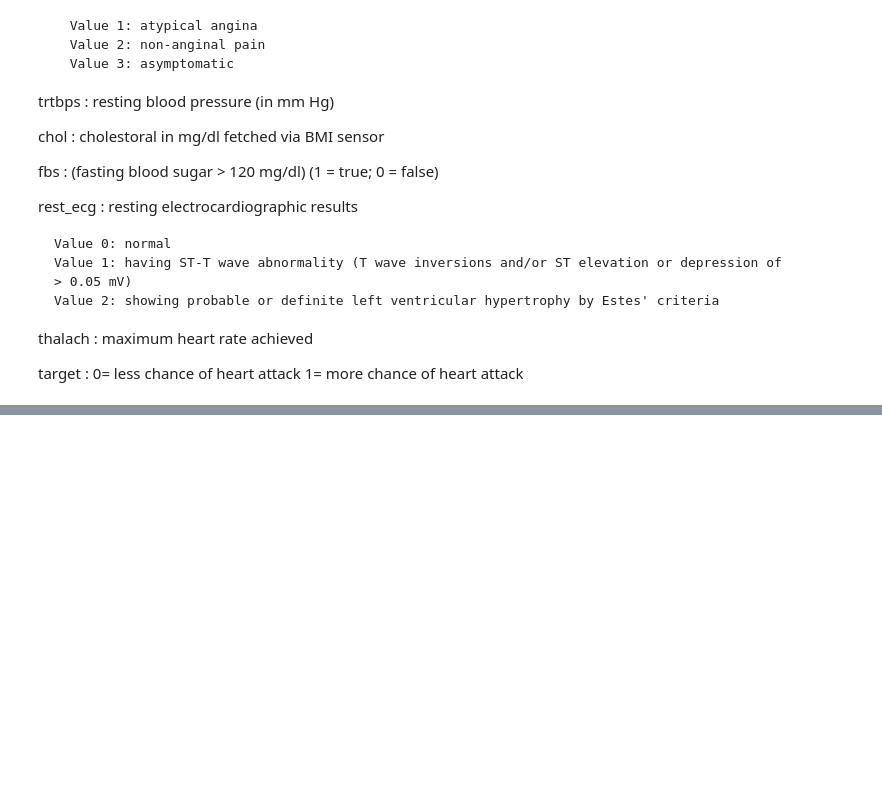
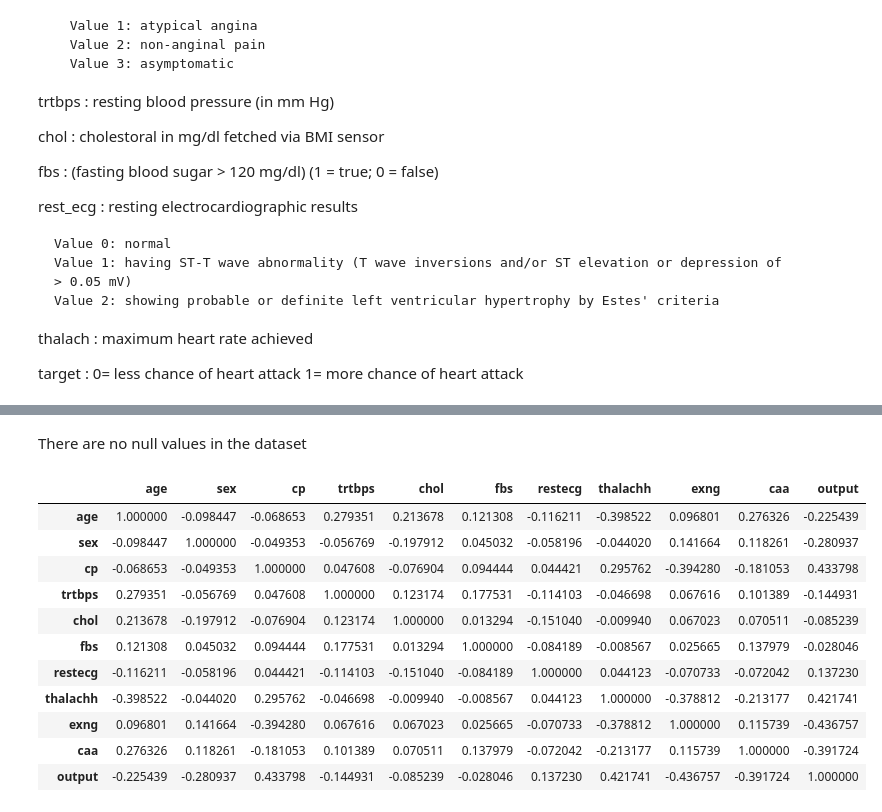
Before and after one commit to karishmasd/Heart-Attack-Risk-Predictor, a Jupyter notebook: heart.ipynb, the cells around one changed output, grey strips where cells are left out. Drawn from its saved outputs; the diff is of its cells as text; code cells hidden in the pictures; blank space fills up the shorter version.

```diff
--- a/heart.ipynb
+++ b/heart.ipynb
@@ -92,0 +113,17 @@ target : 0= less chance of heart attack 1= more chance of heart attack
+# %% [markdown]
+There are no null values in the dataset
+# %%
+df.corr()
+# %% [output]
+|  | age | sex | cp | trtbps | chol | fbs | restecg | thalachh | exng | caa | output |
+| age | 1.000000 | -0.098447 | -0.068653 | 0.279351 | 0.213678 | 0.121308 | -0.116211 | -0.398522 | 0.096801 | 0.276326 | -0.225439 |
+| sex | -0.098447 | 1.000000 | -0.049353 | -0.056769 | -0.197912 | 0.045032 | -0.058196 | -0.044020 | 0.141664 | 0.118261 | -0.280937 |
+| cp | -0.068653 | -0.049353 | 1.000000 | 0.047608 | -0.076904 | 0.094444 | 0.044421 | 0.295762 | -0.394280 | -0.181053 | 0.433798 |
+| trtbps | 0.279351 | -0.056769 | 0.047608 | 1.000000 | 0.123174 | 0.177531 | -0.114103 | -0.046698 | 0.067616 | 0.101389 | -0.144931 |
+| chol | 0.213678 | -0.197912 | -0.076904 | 0.123174 | 1.000000 | 0.013294 | -0.151040 | -0.009940 | 0.067023 | 0.070511 | -0.085239 |
+| fbs | 0.121308 | 0.045032 | 0.094444 | 0.177531 | 0.013294 | 1.000000 | -0.084189 | -0.008567 | 0.025665 | 0.137979 | -0.028046 |
+| restecg | -0.116211 | -0.058196 | 0.044421 | -0.114103 | -0.151040 | -0.084189 | 1.000000 | 0.044123 | -0.070733 | -0.072042 | 0.137230 |
+| thalachh | -0.398522 | -0.044020 | 0.295762 | -0.046698 | -0.009940 | -0.008567 | 0.044123 | 1.000000 | -0.378812 | -0.213177 | 0.421741 |
+| exng | 0.096801 | 0.141664 | -0.394280 | 0.067616 | 0.067023 | 0.025665 | -0.070733 | -0.378812 | 1.000000 | 0.115739 | -0.436757 |
+| caa | 0.276326 | 0.118261 | -0.181053 | 0.101389 | 0.070511 | 0.137979 | -0.072042 | -0.213177 | 0.115739 | 1.000000 | -0.391724 |
+| output | -0.225439 | -0.280937 | 0.433798 | -0.144931 | -0.085239 | -0.028046 | 0.137230 | 0.421741 | -0.436757 | -0.391724 | 1.000000 |
```
Also changed, not shown: parts of 6 cells of this notebook.
